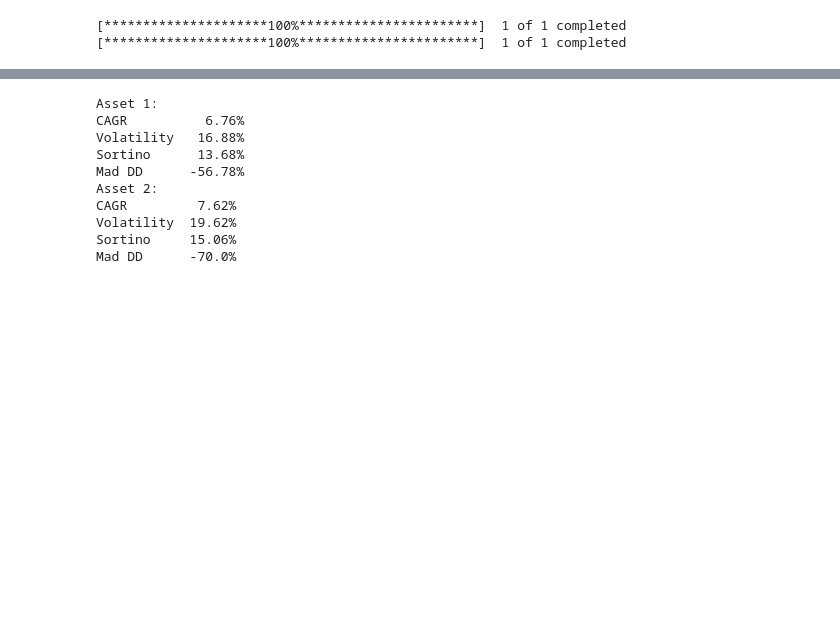
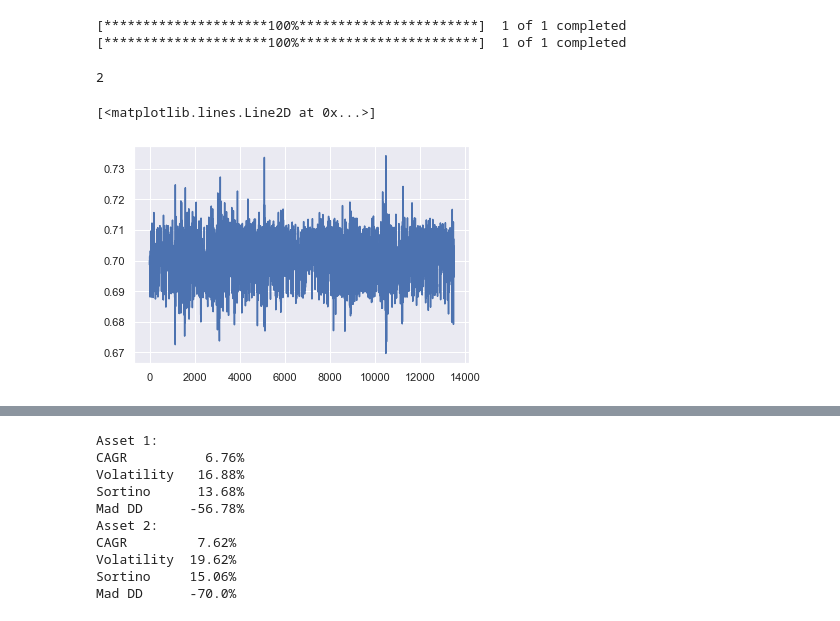
Before and after one commit to webclinic017/Portfolio_Construction, a Jupyter notebook: Portfolio_Backtest/Permanent_Portfolio.ipynb, the cells around one changed output, grey strips where cells are left out. Drawn from its saved outputs; the diff is of its cells as text; code cells hidden in the pictures; blank space fills up the shorter version.

```diff
--- a/Portfolio_Backtest/Permanent_Portfolio.ipynb
+++ b/Portfolio_Backtest/Permanent_Portfolio.ipynb
@@ -64,4 +66,8 @@ assets.columns = ['Asset_1', 'Asset_2']
 assets = assets.ffill()
 assets = assets/assets.shift(1)
 assets = assets.dropna()
+# %%
+range(assets.shape[1])
+# %% [output]
+2
 # %%
@@ -97,5 +117,10 @@ for i in range(len(assets)):
 port = pd.DataFrame(port)
 port.index = assets.index
+# %%
+plt.plot(port_w1)
+# %% [output]
+[<matplotlib.lines.Line2D at 0x...>]
+[figure, added]
 # %%
 port_ret = calc_port_ret(port)
 # %%
```
Also changed, not shown: parts of 6 cells of this notebook.
